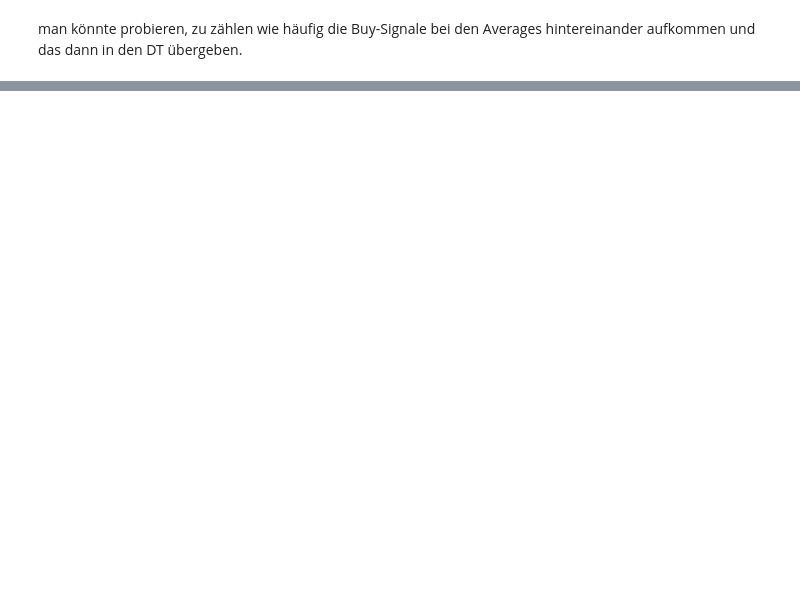
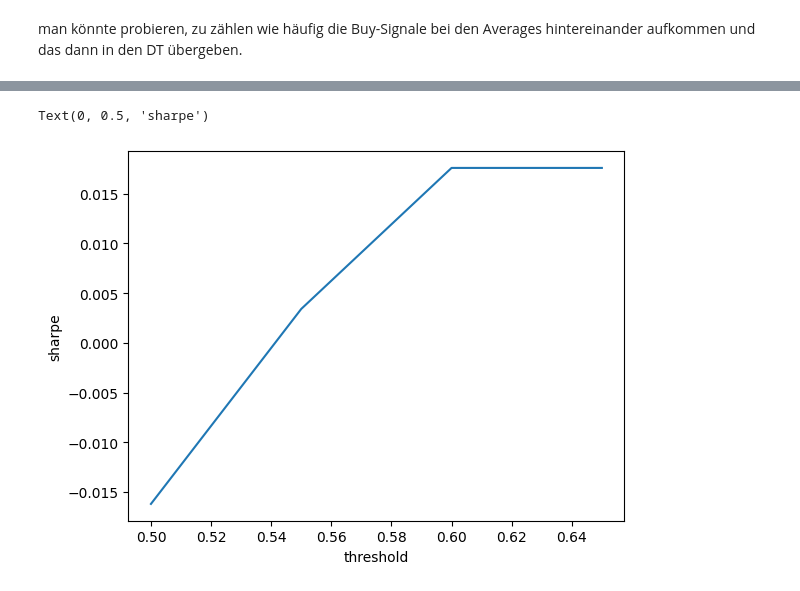
Before and after one commit to adrianbeer/GetaBot, a Jupyter notebook: DecisionTree.ipynb, the cells around one changed output, grey strips where cells are left out. Saved outputs shown, nothing was run; the diff lists cells and outputs as text; code cells hidden in the pictures; blank space fills up the shorter version.

```diff
--- a/DecisionTree.ipynb
+++ b/DecisionTree.ipynb
@@ -283,0 +366,10 @@ man könnte probieren, zu zählen wie häufig die Buy-Signale bei den Averages h
+# %%
+# Definiere den Parameterbereich für GridSearch
+param_grid = {
+    #'criterion': ['gini', 'entropy'],
+     'max_depth': [5],
+    # 'min_samples_split': [2, 5, 10],
+    # 'min_samples_leaf': [1000, 10000],
+    #'max_features': [None, 'sqrt', 'log2']
+}
+clf, X_test = train_model(data=df_hour, features=features, target="label", param_grid=param_grid, estimator=DecisionTreeClassifier(random_state=42))
@@ -283,0 +387,8 @@ man könnte probieren, zu zählen wie häufig die Buy-Signale bei den Averages h
+# %%
+from functools import partial
+
+plot_func = partial(evaluate_model, X_test=X_test, best_clf=clf, data=df_hour, holding_period=HOLDING_WINDOW, plot=False)
+xs = np.arange(0.5, 1, 0.05)
+ys = np.ndarray(shape=len(xs))
+for i in range(len(xs)):
+     ys[i] = plot_func(signal_threshold=xs[i])
@@ -283,0 +413,7 @@ man könnte probieren, zu zählen wie häufig die Buy-Signale bei den Averages h
+# %%
+plt.plot(xs, ys)
+plt.xlabel("threshold")
+plt.ylabel("sharpe")
+# %% [output]
+Text(0, 0.5, 'sharpe')
+[figure, added]
```
Also changed, not shown: parts of 22 cells of this notebook.
